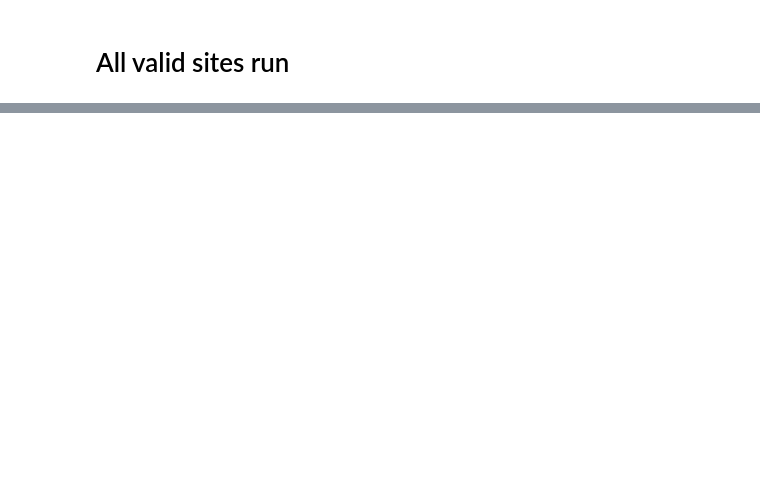
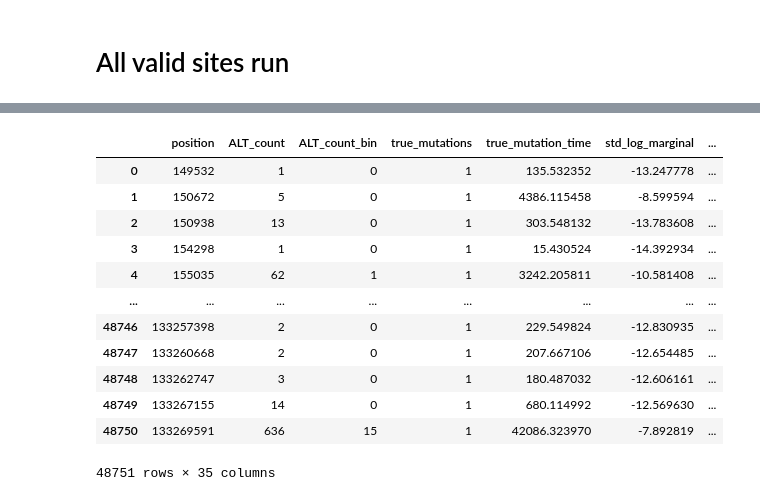
Before and after one commit to happygiraff/arg-analysis, a Jupyter notebook: notebooks/run_felsenstein_sim_recovered.ipynb, the cells around one changed output, grey strips where cells are left out. Cells and saved outputs as stored; diff of their text form; code cells hidden in the pictures; blank space fills up the shorter version.

```diff
--- a/notebooks/run_felsenstein_sim_recovered.ipynb
+++ b/notebooks/run_felsenstein_sim_recovered.ipynb
@@ -206,8 +105,0 @@ mutations: 1
-# %%
-# where are the mutations on this tree
-tree = ts_masked.at(pos)
-for u in tree.nodes():
-    p = tree.parent(u)
-    if p != -1 and states[u] != states[p]:
-        print(f"mutation on branch above node {u}: {states[p]} -> {states[u]}, "
-              f"{tree.num_samples(u)} samples below, branch length {tree.branch_length(u):.0f}")
@@ -216,8 +105,0 @@ mutation on branch above node 9926740: 0 -> 1, 4 samples below, branch length 34
-# %%
-# true mutations !!!
-site = ts_std.site(position=pos)
-print("true mutations:", len(site.mutations))
-for m in site.mutations:
-    tree = ts_std.at(pos)
-    print(f"  above node {m.node} ({tree.num_samples(m.node)} samples below), "
-          f"derived state {m.derived_state}")
@@ -295,0 +316,43 @@ rates: 1.29e-08 1.25e-08
+# %%
+# ---------------------------------------------------------------
+# 5. add the truth and put everything in one table
+# ---------------------------------------------------------------
+alt_bin = hidden_snps_df["ALT_count_numbered_bin"].to_numpy()   # your existing bins, same row order as H
+
+rows = []
+for pos in sorted(usable):
+    site = ts_std.site(position=pos)
+    rows.append({
+        "position": pos,
+        "ALT_count": int(H[row_of[pos]].sum()),
+        "ALT_count_bin": alt_bin[row_of[pos]],
+        "true_mutations": len(site.mutations),
+        "true_mutation_time": site.mutations[0].time if len(site.mutations) == 1 else np.nan,
+        **results[pos],
+    })
+results_df = pd.DataFrame(rows)
+
+# is the true mutation time inside the branch each tree chose?
+for name in ("std", "relate"):
+    results_df[f"{name}_time_inside"] = (
+        (results_df.true_mutation_time >= results_df[f"{name}_new_branch_low"])
+        & (results_df.true_mutation_time <= results_df[f"{name}_new_branch_high"])
+    )
+results_df["dlog_marginal"] = results_df.relate_log_marginal - results_df.std_log_marginal
+results_df["dlog_best"] = results_df.relate_log_joint - results_df.std_log_joint
+# %%
+results_df
+# %% [output]
+|  | position | ALT_count | ALT_count_bin | true_mutations | true_mutation_time | std_log_marginal | ... |
+| 0 | 149532 | 1 | 0 | 1 | 135.532352 | -13.247778 | ... |
+| 1 | 150672 | 5 | 0 | 1 | 4386.115458 | -8.599594 | ... |
+| 2 | 150938 | 13 | 0 | 1 | 303.548132 | -13.783608 | ... |
+| 3 | 154298 | 1 | 0 | 1 | 15.430524 | -14.392934 | ... |
+| 4 | 155035 | 62 | 1 | 1 | 3242.205811 | -10.581408 | ... |
+| ... | ... | ... | ... | ... | ... | ... | ... |
+| 48746 | 133257398 | 2 | 0 | 1 | 229.549824 | -12.830935 | ... |
+| 48747 | 133260668 | 2 | 0 | 1 | 207.667106 | -12.654485 | ... |
+| 48748 | 133262747 | 3 | 0 | 1 | 180.487032 | -12.606161 | ... |
+| 48749 | 133267155 | 14 | 0 | 1 | 680.114992 | -12.569630 | ... |
+| 48750 | 133269591 | 636 | 15 | 1 | 42086.323970 | -7.892819 | ... |
+48751 rows × 35 columns
```
Also changed, not shown: parts of 33 cells of this notebook, 3 other files.
